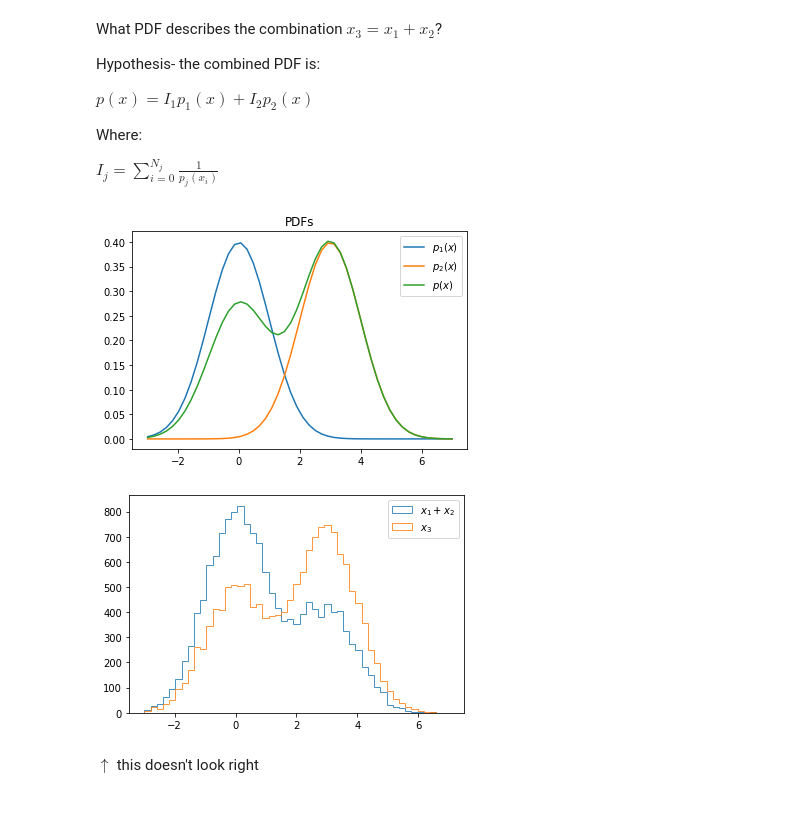
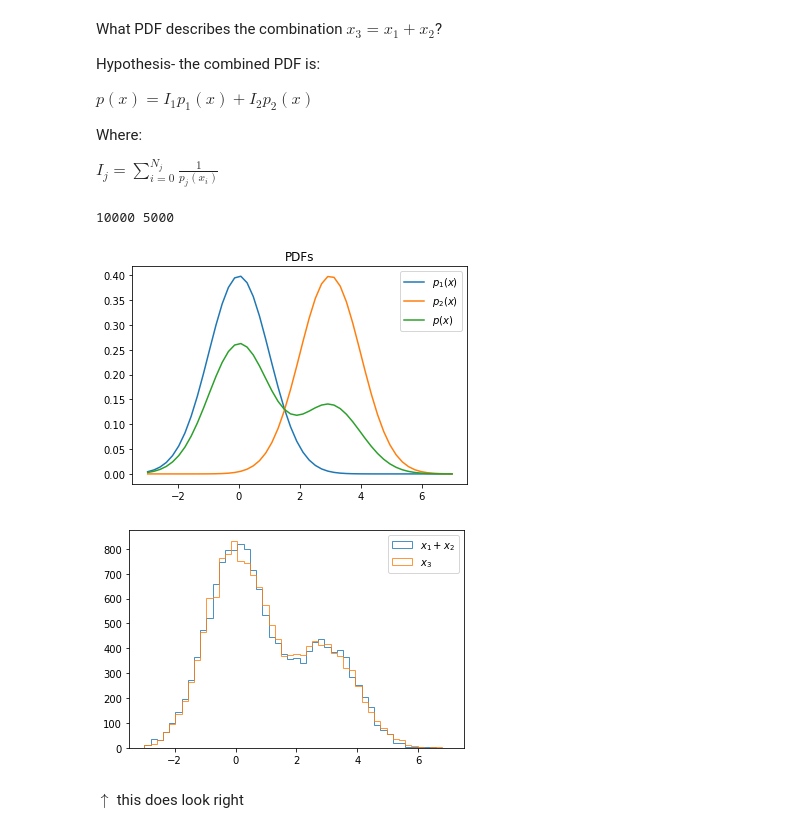
Before and after one commit to richard-lane/addPdfs, a Jupyter notebook: addPdfs.ipynb, the cells around one changed output. Drawn from its saved outputs; the diff is of its cells as text; code cells hidden in the pictures.

```diff
--- a/addPdfs.ipynb
+++ b/addPdfs.ipynb
@@ -12,7 +12,7 @@ import matplotlib.pyplot as plt
 
 rng = np.random.default_rng()
 pdf_domain = (-3, 7)
-pdf_range = (0, 0.8)
+pdf_range = (0, 1.0)
 
 
 def sample(N, pdf, pdf_domain, pdf_range):
@@ -70,33 +70,37 @@ $I_j = \sum_{i=0}^{N_j}\frac{1}{p_j(x_i)}$
 # %%
 I1 = 0
 I2 = 0
 
 # Iterate over all of the points
 for p in x1:
     I1 += 1 / std_normal_pdf(p)
 for p in x2:
     I2 += 1 / shifted_normal_pdf(p)
 
 # Scale the integrals to something more sensible
-I1 /= I1 + I2
-I2 /= I1 + I2
+sf = I1 + I2
+I1 /= sf
+I2 /= sf
+
+print(len(x1), len(x2))
 
 combined_pdf = lambda x: I1 * std_normal_pdf(x) + I2 * shifted_normal_pdf(x)
 
 points = np.linspace(*pdf_domain)
 pdf1 = [std_normal_pdf(x) for x in points]
 pdf2 = [shifted_normal_pdf(x) for x in points]
 pdf3 = [combined_pdf(x) for x in points]
 
 plt.plot(points, pdf1, label=r"$p_1(x)$")
 plt.plot(points, pdf2, label=r"$p_2(x)$")
 plt.plot(points, pdf3, label=r"$p(x)$")
 plt.title("PDFs")
 plt.legend()
 
 plt.show()
 # %% [output]
+10000 5000
-[figure, old version]
+[figure, new version]
 # %%
 # Generate a sample from the combined PDF
 x3 = sample(N1 + N2, combined_pdf, pdf_domain, pdf_range)
@@ -106,6 +110,6 @@ plt.hist(x3, **kw, label=r"$x_3$")
 plt.legend()
 plt.show()
 # %% [output]
-[figure, old version]
+[figure, new version]
 # %% [markdown]
-$\uparrow$ this doesn't look right
+$\uparrow$ this does look right
```
Also changed, not shown: parts of 1 cell of this notebook.
